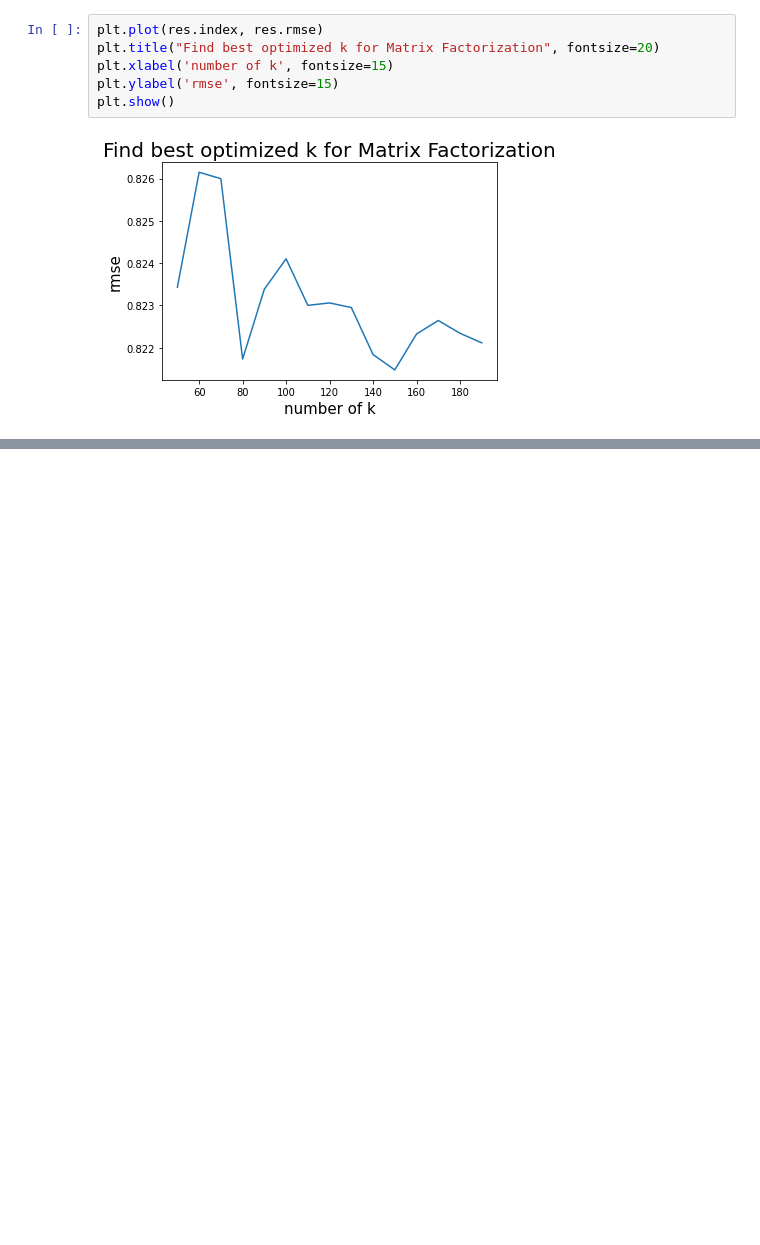
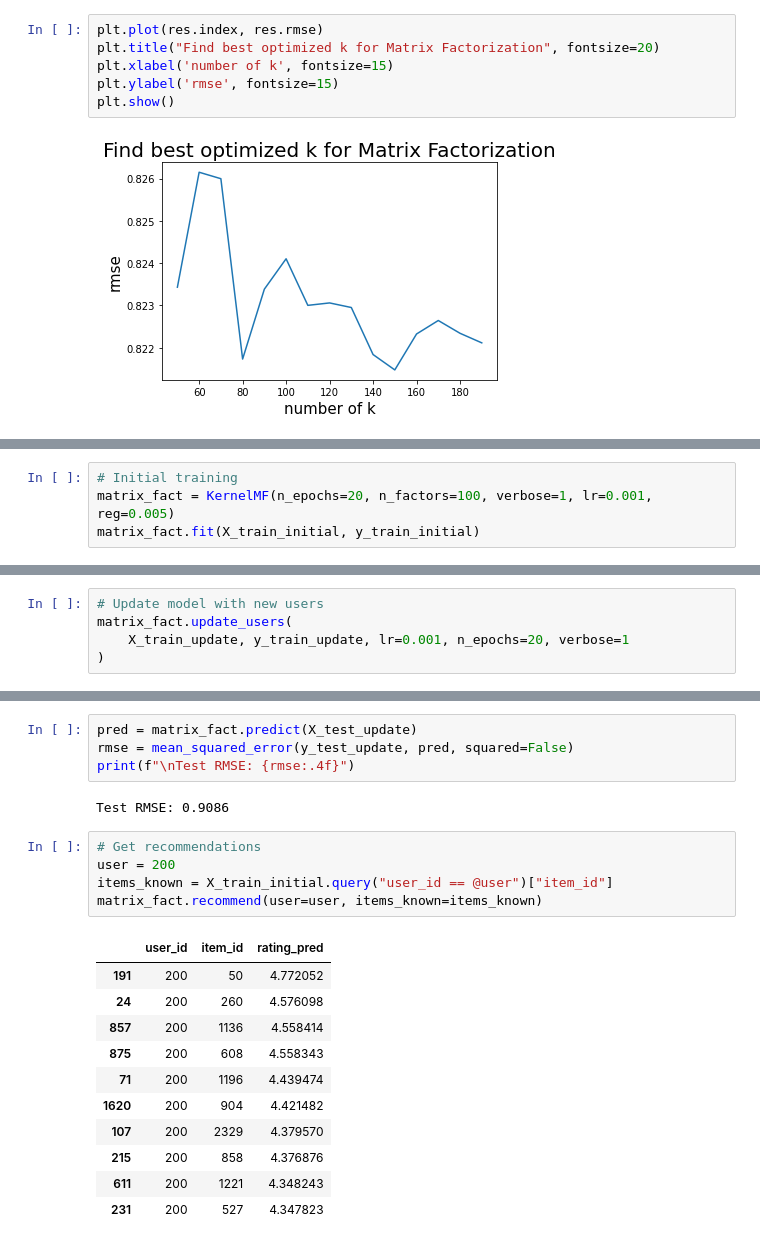
Before and after one commit to KevinTheRainmaker/Recommendation_Algorithms, a Jupyter notebook: colab/fastcampus/Matrix_Factorization_Trial.ipynb, the cells around one changed output, grey strips where cells are left out. Cells and saved outputs as stored; diff of their text form; blank space fills up the shorter version.

```diff
--- a/colab/fastcampus/Matrix_Factorization_Trial.ipynb
+++ b/colab/fastcampus/Matrix_Factorization_Trial.ipynb
@@ -279,0 +336,4 @@ plt.show()
+# %%
+# Initial training
+matrix_fact = KernelMF(n_epochs=20, n_factors=100, verbose=1, lr=0.001, reg=0.005)
+matrix_fact.fit(X_train_initial, y_train_initial)
@@ -279,0 +362,5 @@ plt.show()
+# %%
+# Update model with new users
+matrix_fact.update_users(
+    X_train_update, y_train_update, lr=0.001, n_epochs=20, verbose=1
+)
@@ -279,0 +388,23 @@ plt.show()
+# %%
+pred = matrix_fact.predict(X_test_update)
+rmse = mean_squared_error(y_test_update, pred, squared=False)
+print(f"\nTest RMSE: {rmse:.4f}")
+# %% [output]
+Test RMSE: 0.9086
+# %%
+# Get recommendations
+user = 200
+items_known = X_train_initial.query("user_id == @user")["item_id"]
+matrix_fact.recommend(user=user, items_known=items_known)
+# %% [output]
+|  | user_id | item_id | rating_pred |
+| 191 | 200 | 50 | 4.772052 |
+| 24 | 200 | 260 | 4.576098 |
+| 857 | 200 | 1136 | 4.558414 |
+| 875 | 200 | 608 | 4.558343 |
+| 71 | 200 | 1196 | 4.439474 |
+| 1620 | 200 | 904 | 4.421482 |
+| 107 | 200 | 2329 | 4.379570 |
+| 215 | 200 | 858 | 4.376876 |
+| 611 | 200 | 1221 | 4.348243 |
+| 231 | 200 | 527 | 4.347823 |
```
Also changed, not shown: parts of 10 cells of this notebook.
